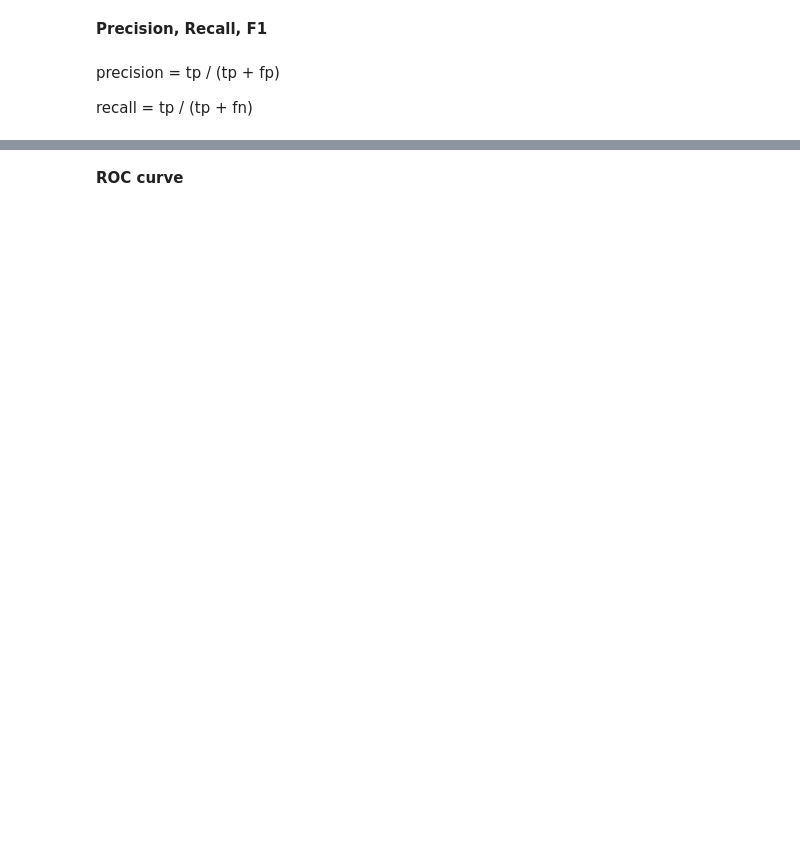
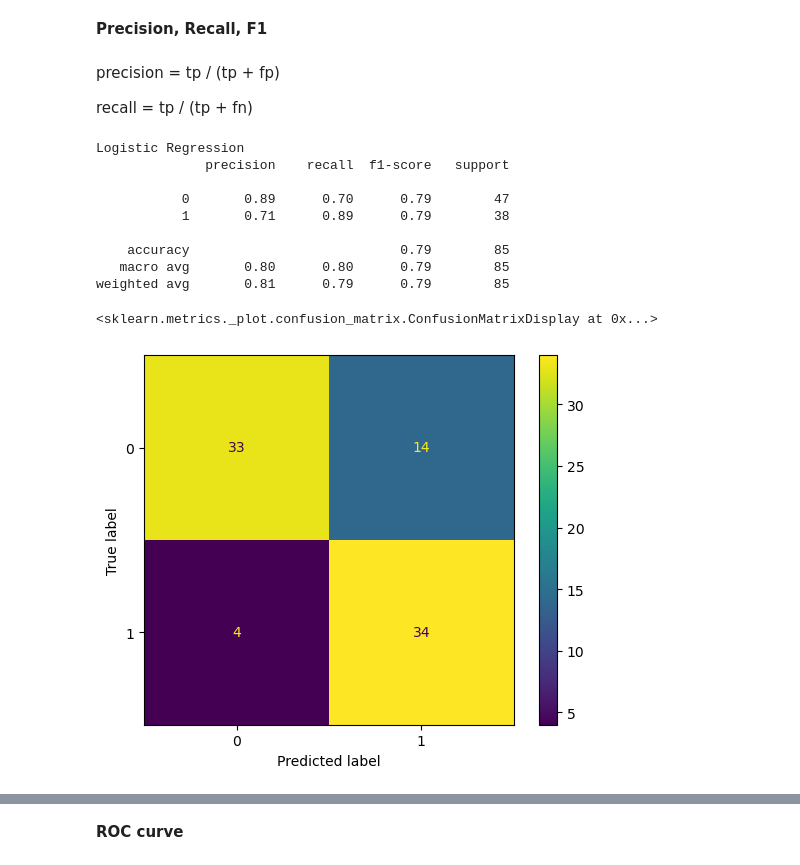
Before and after one commit to ayebaishmo/model_ml_problems, a Jupyter notebook: module1-define-ml-problems/DS_231_guided_project.ipynb, the cells around one changed output, grey strips where cells are left out. Saved outputs shown, nothing was run; the diff lists cells and outputs as text; code cells hidden in the pictures; blank space fills up the shorter version.

Commit message:
Roc and auc curves

```diff
--- a/module1-define-ml-problems/DS_231_guided_project.ipynb
+++ b/module1-define-ml-problems/DS_231_guided_project.ipynb
@@ -90,7 +93,7 @@ df.head()
 # %% [markdown]
 # II. Split Data
 # %%
-target = ...
+target =  'great'
 y = df[target]
 X = df.drop(target, axis=1)
 # %%
@@ -98,14 +125,14 @@ y.value_counts(normalize=True).plot(kind='bar')
 # %%
 # Training
-train_mask = ...
+train_mask = X.index.year < 2017
 X_train, y_train = X.loc[train_mask], y.loc[train_mask]
 
 # Validation
-validation_mask = ...
+validation_mask = X.index.year == 2017
 X_val, y_val = X.loc[validation_mask], y.loc[validation_mask]
 
 # Testing
-test_mask = ...
+test_mask = X.index.year > 2017
 X_test, y_test = X.loc[test_mask], y.loc[test_mask]
 # %% [markdown]
 # III. Establish Baseline
@@ -157,2 +193,21 @@ plot_confusion_matrix(..., ..., ...)
+# %%
+from sklearn.metrics import classification_report, ConfusionMatrixDisplay
+plot_confusion_matrix = ConfusionMatrixDisplay.from_estimator
+
+print('Logistic Regression')
+print(classification_report(y_val, model_lr.predict(X_val)))
+plot_confusion_matrix(model_lr, X_val, y_val)
+# %% [output]
+Logistic Regression
+              precision    recall  f1-score   support
+
+           0       0.89      0.70      0.79        47
+           1       0.71      0.89      0.79        38
+
+    accuracy                           0.79        85
+   macro avg       0.80      0.80      0.79        85
+weighted avg       0.81      0.79      0.79        85
+<sklearn.metrics._plot.confusion_matrix.ConfusionMatrixDisplay at 0x...>
+[figure, added]
 # %%
 print('Random Forest')
```
Also changed, not shown: parts of 19 cells of this notebook.
